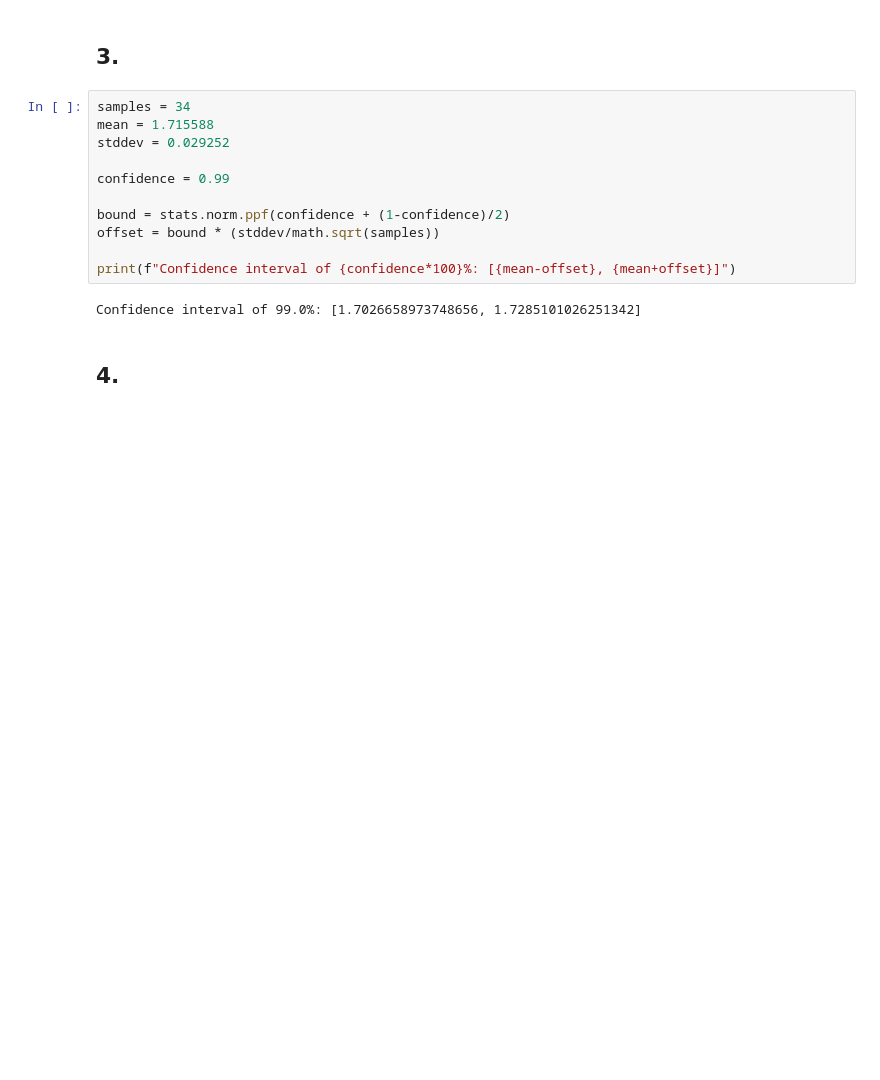
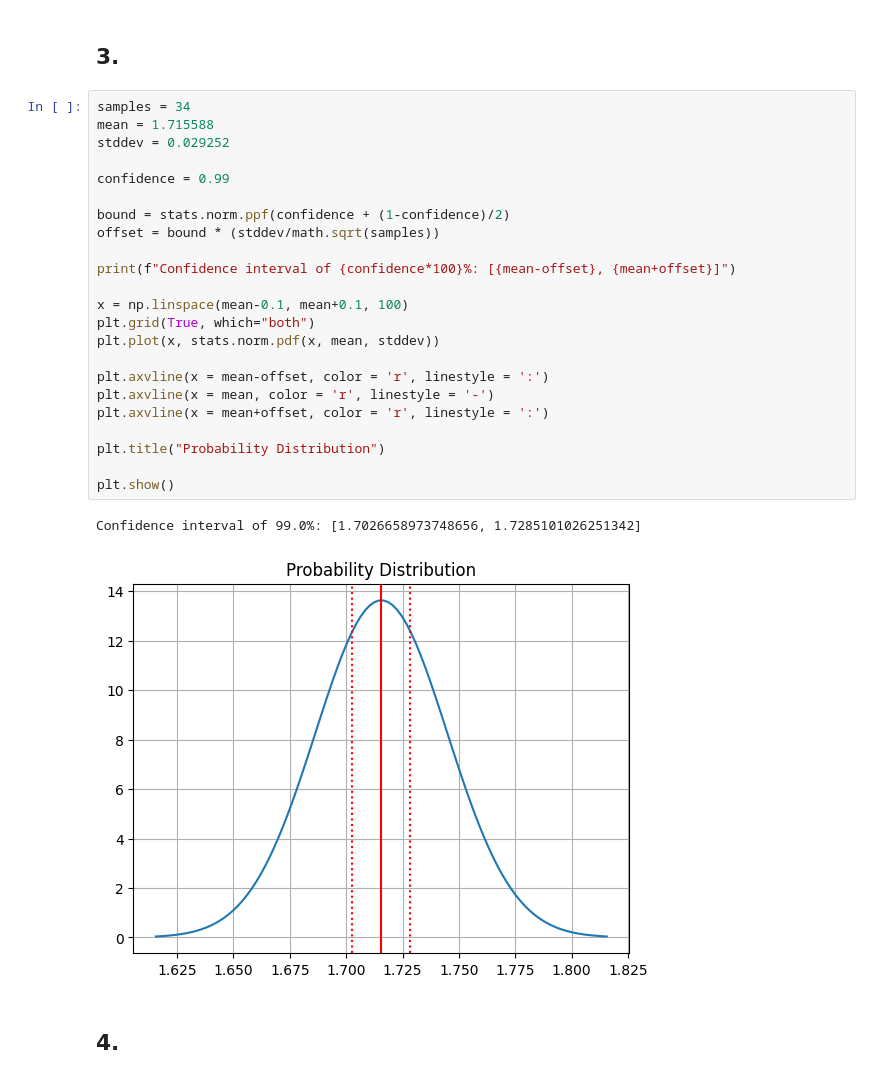
Before and after one commit to luzianscherrer/emfds, a Jupyter notebook: chapter_03.ipynb, the cells around one changed output. Cells and saved outputs as stored; diff of their text form; blank space fills up the shorter version.

```diff
--- a/chapter_03.ipynb
+++ b/chapter_03.ipynb
@@ -33,16 +64,29 @@ Probability to last between 20 and 30 months: p = 0.06382743803380352
 # %%
 samples = 34
 mean = 1.715588
 stddev = 0.029252
 
 confidence = 0.99
 
 bound = stats.norm.ppf(confidence + (1-confidence)/2)
 offset = bound * (stddev/math.sqrt(samples))
 
 print(f"Confidence interval of {confidence*100}%: [{mean-offset}, {mean+offset}]")
+
+x = np.linspace(mean-0.1, mean+0.1, 100)
+plt.grid(True, which="both")
+plt.plot(x, stats.norm.pdf(x, mean, stddev))
+
+plt.axvline(x = mean-offset, color = 'r', linestyle = ':')
+plt.axvline(x = mean, color = 'r', linestyle = '-')
+plt.axvline(x = mean+offset, color = 'r', linestyle = ':')
+
+plt.title("Probability Distribution")
+
+plt.show()
 # %% [output]
 Confidence interval of 99.0%: [1.7026658973748656, 1.7285101026251342]
+[figure, added]
 # %% [markdown]
 ## 4.
 # %%
```
Also changed, not shown: parts of 5 cells of this notebook, 4 other files.
